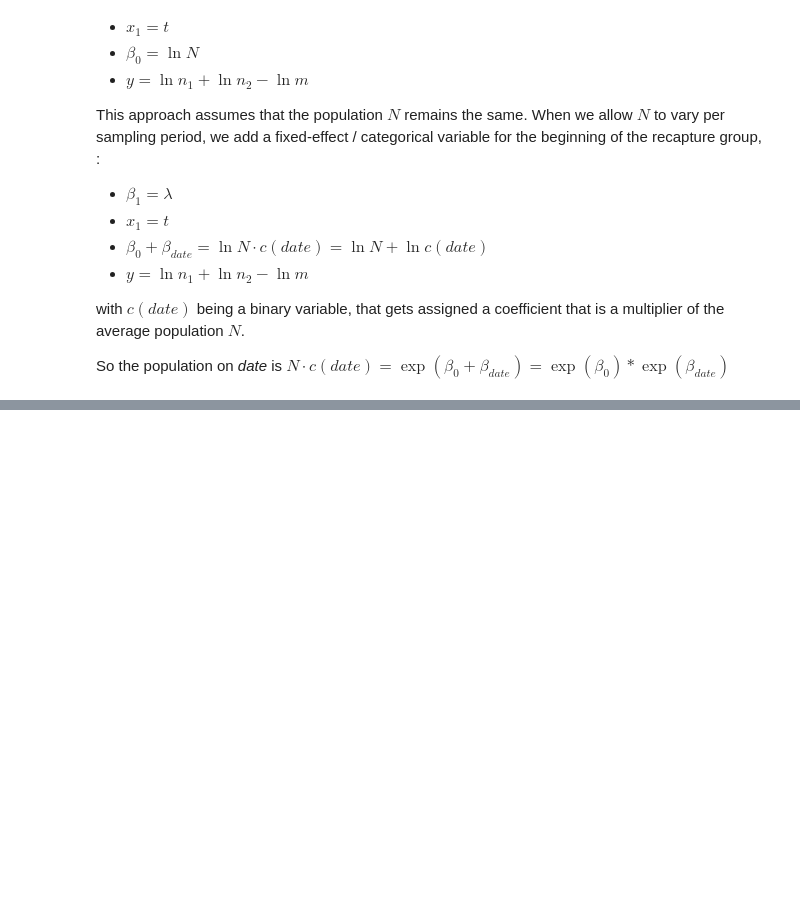
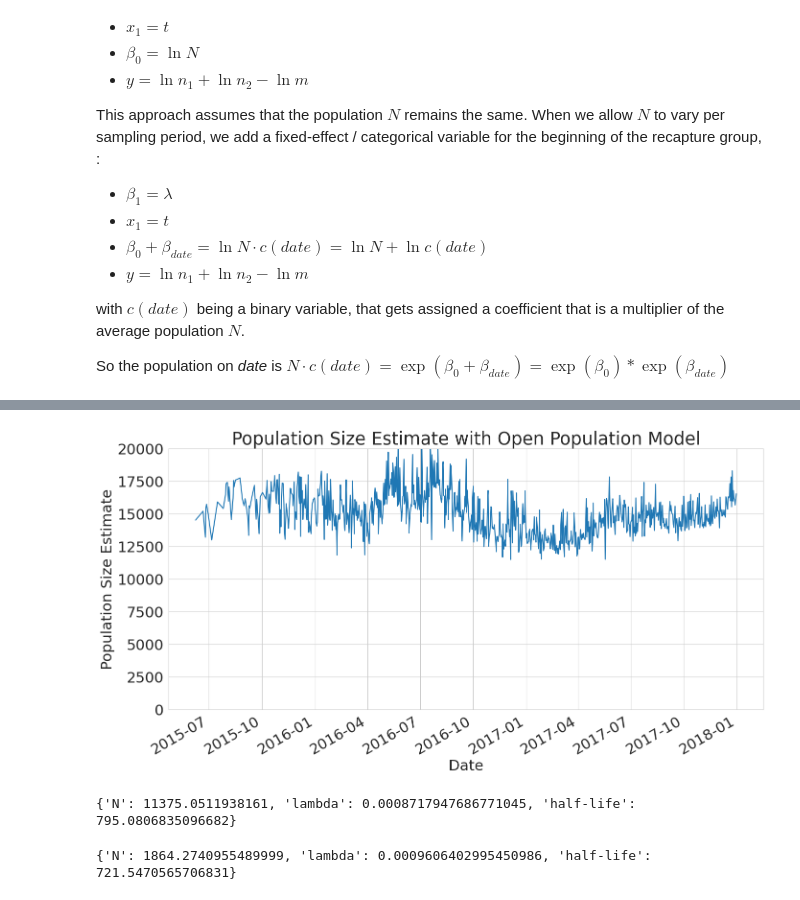
Before and after one commit to ipeirotis/mturk_demographics, a Jupyter notebook: 3_Capture_Recapture.ipynb, the cells around one changed output, grey strips where cells are left out. Cells and saved outputs as stored; diff of their text form; code cells hidden in the pictures; blank space fills up the shorter version.

```diff
--- a/3_Capture_Recapture.ipynb
+++ b/3_Capture_Recapture.ipynb
@@ -350,0 +569,26 @@ fig.savefig('plots/openpopulation.pdf', bbox_inches='tight')
+# %%
+# fig = plt.figure()
+fig, axes = plt.subplots(1, 1)  # a figure with a 1x1 "grid" for a single ax (ax = plot)
+merge_results2 = merge_results[merge_results['date']<'2018-01-01']
+ax = merge_results2.set_index('date').sort_index().plot(ax=axes)
+ax.set_title("Population Size Estimate with Open Population Model")
+ax.set_xlabel("Date")
+ax.set_ylabel("Population Size Estimate")
+ax.set_ylim([0,20000])
+ax.legend().set_visible(False)
+
+fig.savefig('plots/openpopulation3.pdf', bbox_inches='tight')
+# %% [output]
+[figure, added]
+# %%
+print_outcome_us = dict(results_us)
+del print_outcome_us['N_d']
+print(print_outcome_us)
+# %% [output]
+{'N': 11375.0511938161, 'lambda': 0.0008717947686771045, 'half-life': 795.0806835096682}
+# %%
+print_outcome_nonus = dict(results_nonus)
+del print_outcome_nonus['N_d']
+print(print_outcome_nonus)
+# %% [output]
+{'N': 1864.2740955489999, 'lambda': 0.0009606402995450986, 'half-life': 721.5470565706831}
```
Also changed, not shown: parts of 31 cells of this notebook.
